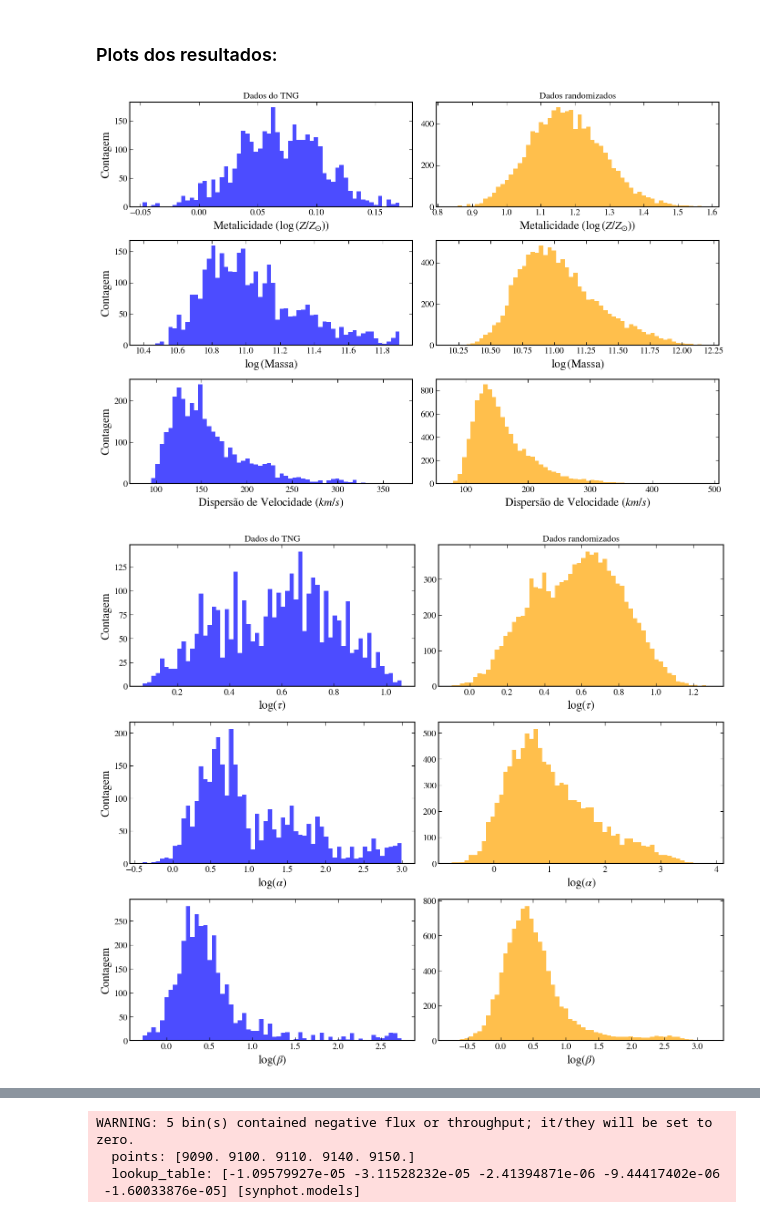
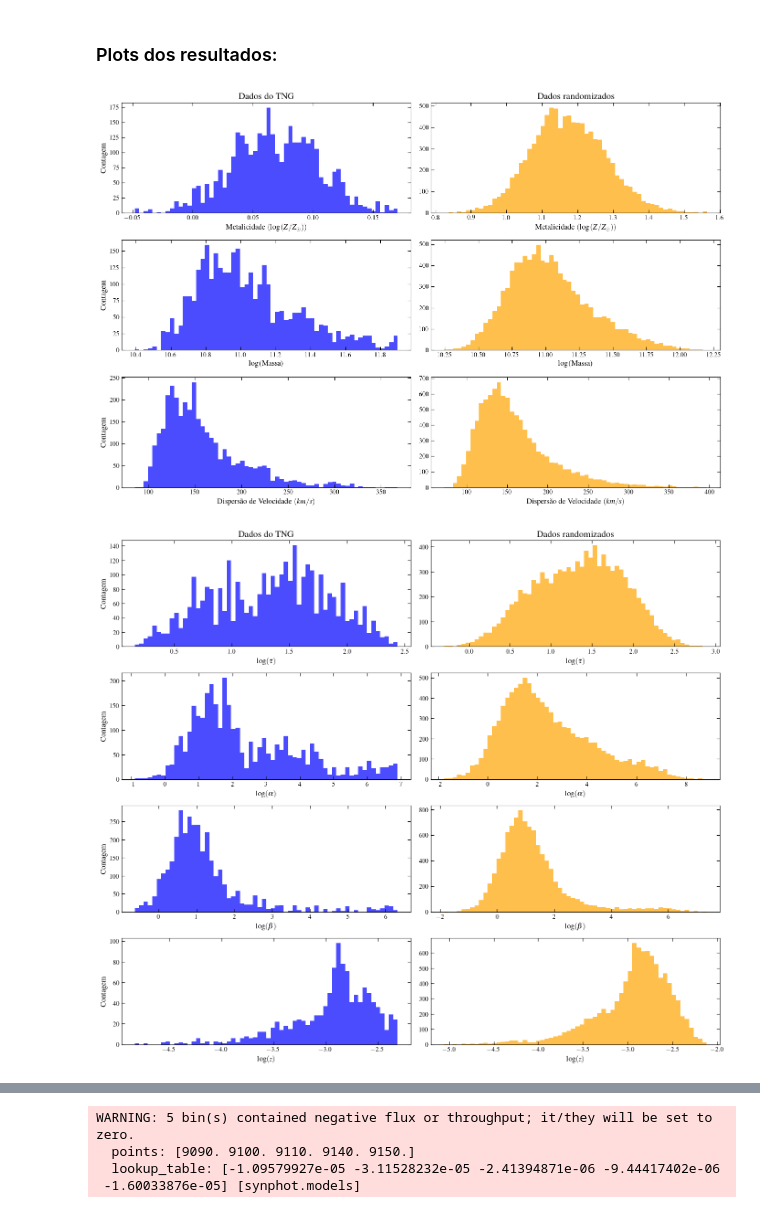
Before and after one commit to pedroand6/Inference4ETGs, a Jupyter notebook: Data/catalogue_estimation.ipynb, the cells around one changed output, grey strips where cells are left out. Drawn from its saved outputs; the diff is of its cells as text; code cells hidden in the pictures.

```diff
--- a/Data/catalogue_estimation.ipynb
+++ b/Data/catalogue_estimation.ipynb
@@ -18,7 +18,7 @@ plt.rcParams["xtick.labelsize"] = 10
 plt.rcParams["ytick.labelsize"] = 10
 plt.rcParams['font.size'] = 12
 plt.rc('font', **{'family': 'serif', 'serif': ['Times']})
-#plt.rcParams["text.usetex"] = True
+plt.rcParams["text.usetex"] = True
 mpl.rcParams['figure.dpi'] = 100
 mpl.rcParams['legend.frameon'] = False #importante
 mpl.rcParams['font.family'] = 'STIXGeneral'
@@ -248,6 +247,9 @@ tau = tau[tree_mask]
 values = np.vstack([etg_met, np.log10(etg_massformed),
                     np.log10(etg_dispvel), np.log10(tau), np.log10(alpha), np.log10(beta)])
 kernel = stats.gaussian_kde(values, bw_method='silverman')
+
+zml = splus_data['zml']
+z_kernel = stats.gaussian_kde(np.log10(zml))
 # %% [markdown]
 ### Plots dos resultados:
 # %%
@@ -271,43 +273,47 @@ def plot_mock(mock_data, data, name):
     if (subplot_pos - 2) % 10 == 0: plt.title(f"Dados randomizados")
 
 # Reamostragem dos dados
-mock_data = kernel.resample(10000)
+n_samples = 10000
+mock_data = kernel.resample(n_samples)
 
 #mock_SFR = (mock_data[2, :])[mock_data[2, :] >= 0]
 #sfr_mask = (mock_data[2, :] >= 0)
 
 mock_met = 10**mock_data[0, :]
 mock_mass = (mock_data[1, :])
 mock_dispvel = 10**(mock_data[2, :])
 
 mock_tau = 10**(mock_data[3, :])
 mock_alpha = 10**(mock_data[4, :])
 mock_beta = 10**(mock_data[5, :])
+
+mock_redshift = 10**z_kernel.resample(n_samples)[0, :]
 
 # Plot das figuras
 fig = plt.figure(figsize=(14, 12))
 
 plot_mock(mock_met, etg_met, r"Metalicidade $(\log{(Z/Z_{\odot})})$")
 plot_mock(mock_mass, np.log10(etg_massformed), r"$\log{}$(Massa)")
 #plot_mock(mock_SFR, etg_SFR, r"SFR $(M_{\odot} / yr)$")
 plot_mock(mock_dispvel, etg_dispvel, r"Dispersão de Velocidade $(km/s)$")
 
 plt.tight_layout()
 plt.show()
 
 # Plot da figura dos parametros da SFH
 fig = plt.figure(figsize=(14, 12))
-subplot_pos = 320
+subplot_pos = 420
 
-plot_mock(mock_tau, tau, r"$\log(\tau)$")
-plot_mock(mock_alpha, alpha, r"$\log(\alpha)$")
-plot_mock(mock_beta, beta, r"$\log(\beta)$")
+plot_mock(np.log(mock_tau), np.log(tau), r"$\log(\tau)$")
+plot_mock(np.log(mock_alpha), np.log(alpha), r"$\log(\alpha)$")
+plot_mock(np.log(mock_beta), np.log(beta), r"$\log(\beta)$")
+plot_mock(np.log(mock_redshift), np.log(zml), r"$\log(z)$")
 
 plt.tight_layout()
 plt.show()
 # %% [output]
-[figure, old version]
+[figure, new version]
-[figure, old version]
+[figure, new version]
 # %%
 from numpy import random as rnd
 
```
Also changed, not shown: parts of 8 cells of this notebook, 1 other file.
